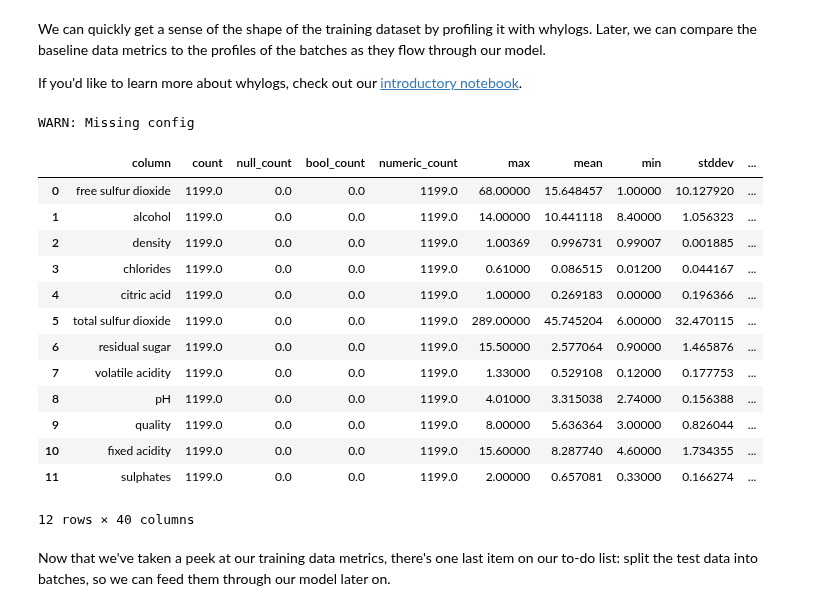
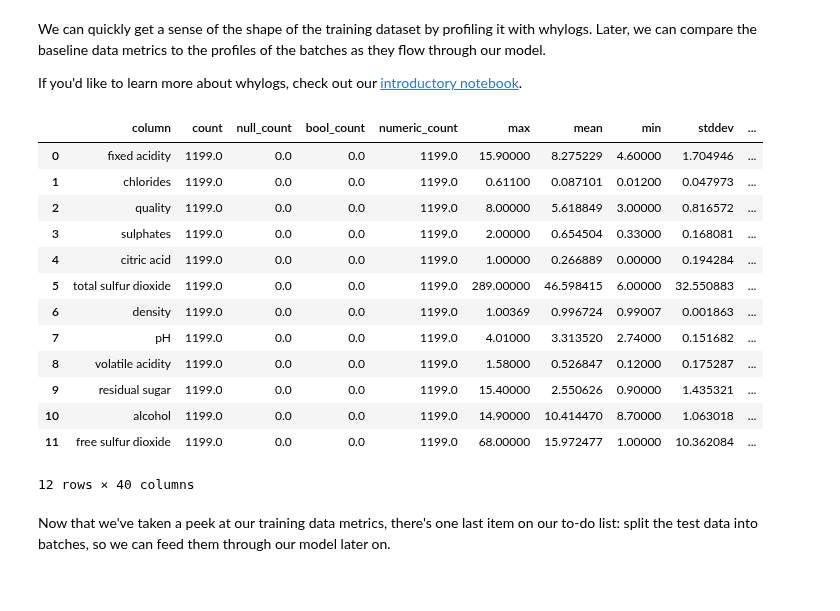
Before and after one commit to whylabs/whylogs, a Jupyter notebook: examples/MLFlow Integration Example.ipynb, the cells around one changed output. Drawn from its saved outputs; the diff is of its cells as text; code cells hidden in the pictures.

Commit message:
Fix MLFlow example (#412)
* Addresses #411 remove closed session in notebook example for mlflow

```diff
--- a/examples/MLFlow Integration Example.ipynb
+++ b/examples/MLFlow Integration Example.ipynb
@@ -87,26 +88,25 @@ If you'd like to learn more about whylogs, check out our [introductory notebook]
 # %%
 from whylogs import get_or_create_session
 
-with get_or_create_session() as session:
-    summary = session.profile_dataframe(train, "training-data").flat_summary()['summary']
+session = get_or_create_session()
+summary = session.profile_dataframe(train, "training-data").flat_summary()['summary']
 
 summary
 # %% [output]
+|  | column | count | null_count | bool_count | numeric_count | max | mean | min | stddev | ... |
+| 0 | fixed acidity | 1199.0 | 0.0 | 0.0 | 1199.0 | 15.90000 | 8.275229 | 4.60000 | 1.704946 | ... |
+| 1 | chlorides | 1199.0 | 0.0 | 0.0 | 1199.0 | 0.61100 | 0.087101 | 0.01200 | 0.047973 | ... |
+| 2 | quality | 1199.0 | 0.0 | 0.0 | 1199.0 | 8.00000 | 5.618849 | 3.00000 | 0.816572 | ... |
+| 3 | sulphates | 1199.0 | 0.0 | 0.0 | 1199.0 | 2.00000 | 0.654504 | 0.33000 | 0.168081 | ... |
+| 4 | citric acid | 1199.0 | 0.0 | 0.0 | 1199.0 | 1.00000 | 0.266889 | 0.00000 | 0.194284 | ... |
+| 5 | total sulfur dioxide | 1199.0 | 0.0 | 0.0 | 1199.0 | 289.00000 | 46.598415 | 6.00000 | 32.550883 | ... |
+| 6 | density | 1199.0 | 0.0 | 0.0 | 1199.0 | 1.00369 | 0.996724 | 0.99007 | 0.001863 | ... |
+| 7 | pH | 1199.0 | 0.0 | 0.0 | 1199.0 | 4.01000 | 3.313520 | 2.74000 | 0.151682 | ... |
+| 8 | volatile acidity | 1199.0 | 0.0 | 0.0 | 1199.0 | 1.58000 | 0.526847 | 0.12000 | 0.175287 | ... |
+| 9 | residual sugar | 1199.0 | 0.0 | 0.0 | 1199.0 | 15.40000 | 2.550626 | 0.90000 | 1.435321 | ... |
+| 10 | alcohol | 1199.0 | 0.0 | 0.0 | 1199.0 | 14.90000 | 10.414470 | 8.70000 | 1.063018 | ... |
+| 11 | free sulfur dioxide | 1199.0 | 0.0 | 0.0 | 1199.0 | 68.00000 | 15.972477 | 1.00000 | 10.362084 | ... |
-WARN: Missing config
+12 rows × 40 columns
-|  | column | count | null_count | bool_count | numeric_count | max | mean | min | stddev | ... |
-| 0 | free sulfur dioxide | 1199.0 | 0.0 | 0.0 | 1199.0 | 68.00000 | 15.648457 | 1.00000 | 10.127920 | ... |
-| 1 | alcohol | 1199.0 | 0.0 | 0.0 | 1199.0 | 14.00000 | 10.441118 | 8.40000 | 1.056323 | ... |
-| 2 | density | 1199.0 | 0.0 | 0.0 | 1199.0 | 1.00369 | 0.996731 | 0.99007 | 0.001885 | ... |
-| 3 | chlorides | 1199.0 | 0.0 | 0.0 | 1199.0 | 0.61000 | 0.086515 | 0.01200 | 0.044167 | ... |
-| 4 | citric acid | 1199.0 | 0.0 | 0.0 | 1199.0 | 1.00000 | 0.269183 | 0.00000 | 0.196366 | ... |
-| 5 | total sulfur dioxide | 1199.0 | 0.0 | 0.0 | 1199.0 | 289.00000 | 45.745204 | 6.00000 | 32.470115 | ... |
-| 6 | residual sugar | 1199.0 | 0.0 | 0.0 | 1199.0 | 15.50000 | 2.577064 | 0.90000 | 1.465876 | ... |
-| 7 | volatile acidity | 1199.0 | 0.0 | 0.0 | 1199.0 | 1.33000 | 0.529108 | 0.12000 | 0.177753 | ... |
-| 8 | pH | 1199.0 | 0.0 | 0.0 | 1199.0 | 4.01000 | 3.315038 | 2.74000 | 0.156388 | ... |
-| 9 | quality | 1199.0 | 0.0 | 0.0 | 1199.0 | 8.00000 | 5.636364 | 3.00000 | 0.826044 | ... |
-| 10 | fixed acidity | 1199.0 | 0.0 | 0.0 | 1199.0 | 15.60000 | 8.287740 | 4.60000 | 1.734355 | ... |
-| 11 | sulphates | 1199.0 | 0.0 | 0.0 | 1199.0 | 2.00000 | 0.657081 | 0.33000 | 0.166274 | ... |
-12 rows × 40 columns
 # %% [markdown]
 Now that we've taken a peek at our training data metrics, there's one last item on our to-do list: split the test data into batches, so we can feed them through our model later on.
 # %%
```
Also changed, not shown: parts of 2 cells of this notebook.
